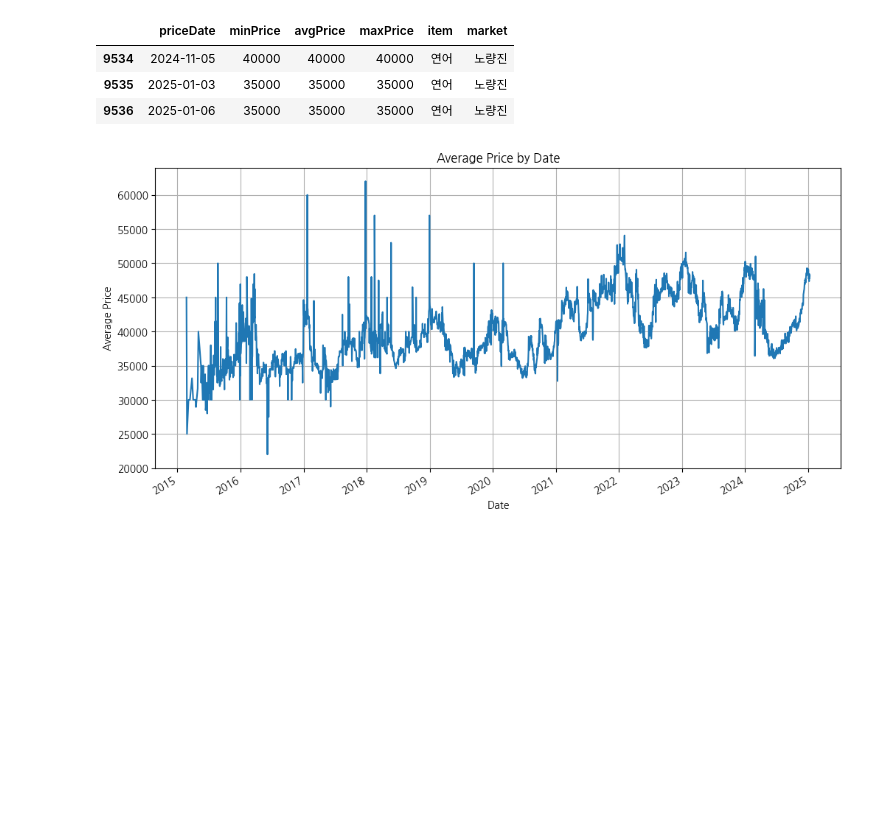
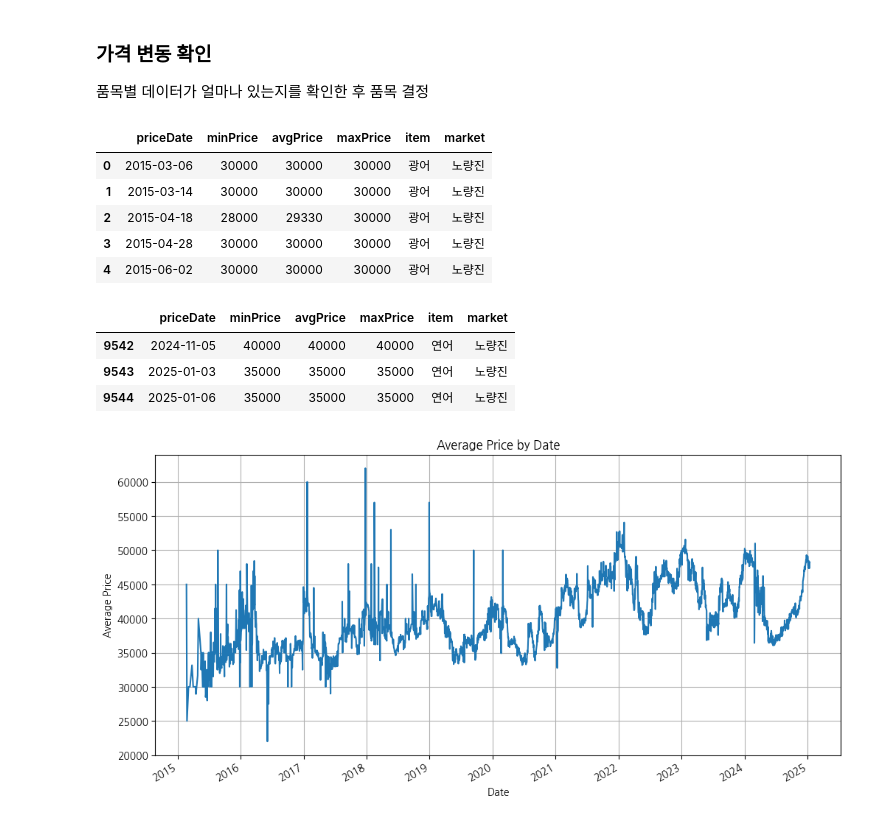
Before and after one commit to vhf1030/Pisces, a Jupyter notebook: notebooks/eda_ikh.ipynb, the cells around one changed output. Saved outputs shown, nothing was run; the diff lists cells and outputs as text; code cells hidden in the pictures; blank space fills up the shorter version.

```diff
--- a/notebooks/eda_ikh.ipynb
+++ b/notebooks/eda_ikh.ipynb
@@ -6,16 +87,26 @@ import koreanize_matplotlib
+# %% [markdown]
+### 가격 변동 확인
+품목별 데이터가 얼마나 있는지를 확인한 후 품목 결정
 # %%
-file_path = "../data/raw/ikh_data_2025-01-11.csv"
+file_path = "../data/raw/ikh_price_2025-01-13.csv"
 df = pd.read_csv(file_path)
 df["priceDate"] = pd.to_datetime(df["priceDate"])
 
 df.head()
+# %% [output]
+|  | priceDate | minPrice | avgPrice | maxPrice | item | market |
+| 0 | 2015-03-06 | 30000 | 30000 | 30000 | 광어 | 노량진 |
+| 1 | 2015-03-14 | 30000 | 30000 | 30000 | 광어 | 노량진 |
+| 2 | 2015-04-18 | 28000 | 29330 | 30000 | 광어 | 노량진 |
+| 3 | 2015-04-28 | 30000 | 30000 | 30000 | 광어 | 노량진 |
+| 4 | 2015-06-02 | 30000 | 30000 | 30000 | 광어 | 노량진 |
 # %%
 df[df["item"] == "연어"]
 # %% [output]
 |  | priceDate | minPrice | avgPrice | maxPrice | item | market |
-| 9534 | 2024-11-05 | 40000 | 40000 | 40000 | 연어 | 노량진 |
-| 9535 | 2025-01-03 | 35000 | 35000 | 35000 | 연어 | 노량진 |
-| 9536 | 2025-01-06 | 35000 | 35000 | 35000 | 연어 | 노량진 |
+| 9542 | 2024-11-05 | 40000 | 40000 | 40000 | 연어 | 노량진 |
+| 9543 | 2025-01-03 | 35000 | 35000 | 35000 | 연어 | 노량진 |
+| 9544 | 2025-01-06 | 35000 | 35000 | 35000 | 연어 | 노량진 |
 # %%
 # 날짜별 평균 가격 시각화
 df["priceDate"] = pd.to_datetime(df["priceDate"])
```
Also changed, not shown: parts of 10 cells of this notebook, 1 other file.
